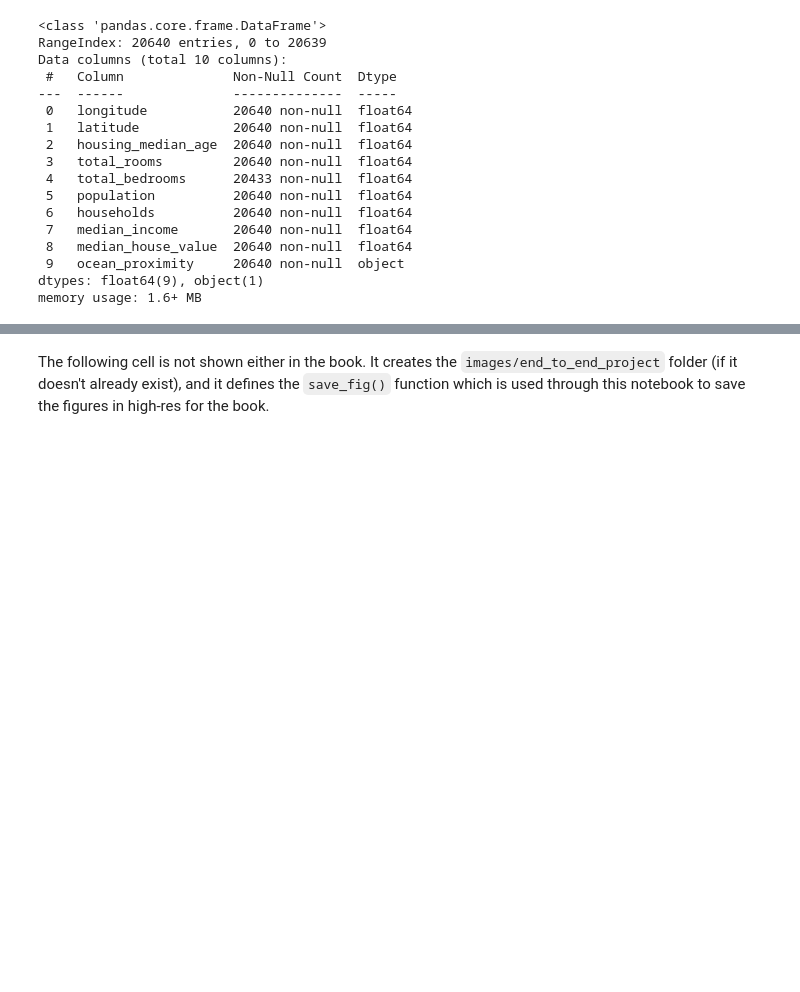
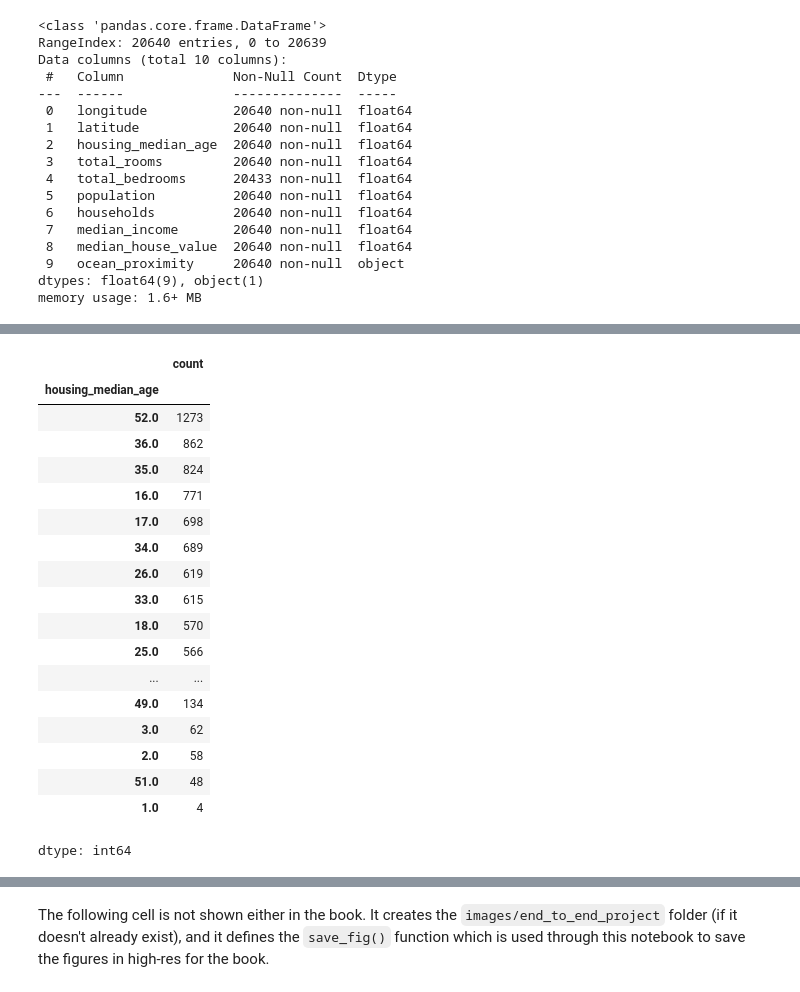
Before and after one commit to santiagoaas10/handson-ml3, a Jupyter notebook: 02_end_to_end_machine_learning_project.ipynb, the cells around one changed output, grey strips where cells are left out. Cells and saved outputs as stored; diff of their text form; code cells hidden in the pictures; blank space fills up the shorter version.

Commit message:
getting ages count

```diff
--- a/02_end_to_end_machine_learning_project.ipynb
+++ b/02_end_to_end_machine_learning_project.ipynb
@@ -94,3 +96,25 @@ Name: ocean_proximity, dtype: int64
+# %%
+housing['housing_median_age'].value_counts()
+# %% [output]
+|  | count |
+| housing_median_age |  |
+| 52.0 | 1273 |
+| 36.0 | 862 |
+| 35.0 | 824 |
+| 16.0 | 771 |
+| 17.0 | 698 |
+| 34.0 | 689 |
+| 26.0 | 619 |
+| 33.0 | 615 |
+| 18.0 | 570 |
+| 25.0 | 566 |
+| ... | ... |
+| 49.0 | 134 |
+| 3.0 | 62 |
+| 2.0 | 58 |
+| 51.0 | 48 |
+| 1.0 | 4 |
+dtype: int64
 # %%
 housing.describe()
 # %% [output]
```
Also changed, not shown: parts of 1 cell of this notebook.
